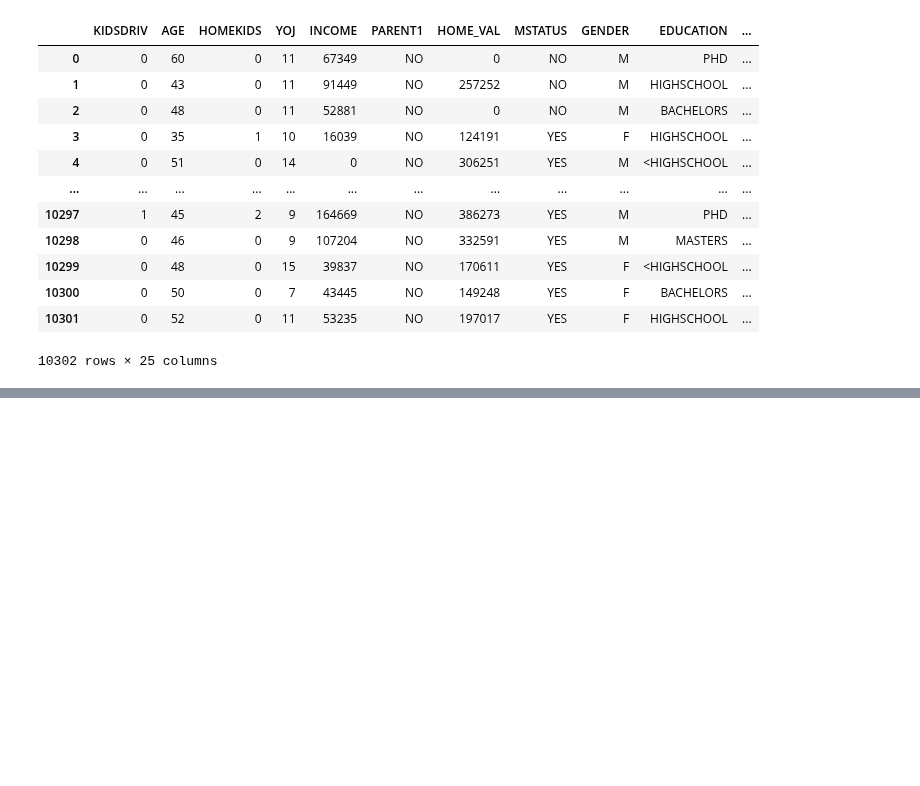
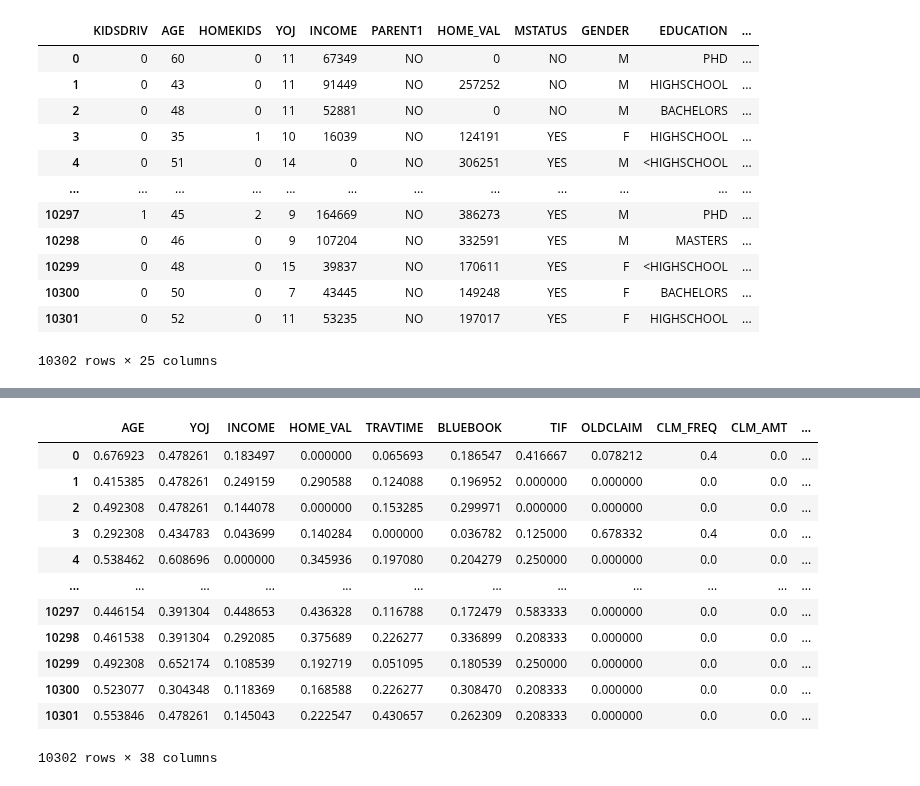
Before and after one commit to jaanisfehling/attention-mixed-type-clustering, a Jupyter notebook: gower_car_insurance_claim.ipynb, the cells around one changed output, grey strips where cells are left out. Cells and saved outputs as stored; diff of their text form; code cells hidden in the pictures; blank space fills up the shorter version.

Commit message:
final dataset done

```diff
--- a/gower_car_insurance_claim.ipynb
+++ b/gower_car_insurance_claim.ipynb
@@ -72,0 +94,18 @@ plt.tight_layout()
+# %%
+# Collapse KIDSDRIV and HOMEKIDS
+df["KIDSDRIV"] = df["KIDSDRIV"].map({0:0,1:1,2:2,3:2,4:2})
+df["HOMEKIDS"]= pd.cut(df["HOMEKIDS"],
+                       bins=[0,1,2,3,4,10],
+                       labels=[0,1,2,3,4],
+                       include_lowest=True,
+                       right=True).astype(float)
+
+ordinal_features = ["EDUCATION","KIDSDRIV","HOMEKIDS"]
+df["EDUCATION"] = df["EDUCATION"].map({"<HIGHSCHOOL": 0, "HIGHSCHOOL": 1, "BACHELORS": 2, "MASTERS": 3, "PHD":5})
+
+# MinMax scaled
+scaler = MinMaxScaler(feature_range=(0,1))
+scaler.fit(df[ordinal_features])
+ordinal_data = scaler.transform(df[ordinal_features])
+ordinal_data= pd.DataFrame(ordinal_data,index=df.index,columns=ordinal_features)
+ordinal_data
@@ -72,0 +126,13 @@ plt.tight_layout()
+# %%
+# For the nominals one-hot-encoding is applied
+nominal_features = [c for c in categorical_features if c not in ordinal_features]
+
+nominal_data = list()
+for i,x in df[nominal_features].nunique().items():
+    if x <= 2:
+        nominal_data.append(pd.get_dummies(df[[i]],drop_first=True))
+    elif x > 2:
+        nominal_data.append(pd.get_dummies(df[[i]],drop_first=False))
+
+nominal_data = pd.concat(nominal_data,axis=1)
+nominal_data
@@ -72,0 +153,18 @@ plt.tight_layout()
+# %%
+# transformed and scaled dataset
+df = pd.concat([numerical_data,nominal_data,ordinal_data],axis=1)
+df
+# %% [output]
+|  | AGE | YOJ | INCOME | HOME_VAL | TRAVTIME | BLUEBOOK | TIF | OLDCLAIM | CLM_FREQ | CLM_AMT | ... |
+| 0 | 0.676923 | 0.478261 | 0.183497 | 0.000000 | 0.065693 | 0.186547 | 0.416667 | 0.078212 | 0.4 | 0.0 | ... |
+| 1 | 0.415385 | 0.478261 | 0.249159 | 0.290588 | 0.124088 | 0.196952 | 0.000000 | 0.000000 | 0.0 | 0.0 | ... |
+| 2 | 0.492308 | 0.478261 | 0.144078 | 0.000000 | 0.153285 | 0.299971 | 0.000000 | 0.000000 | 0.0 | 0.0 | ... |
+| 3 | 0.292308 | 0.434783 | 0.043699 | 0.140284 | 0.000000 | 0.036782 | 0.125000 | 0.678332 | 0.4 | 0.0 | ... |
+| 4 | 0.538462 | 0.608696 | 0.000000 | 0.345936 | 0.197080 | 0.204279 | 0.250000 | 0.000000 | 0.0 | 0.0 | ... |
+| ... | ... | ... | ... | ... | ... | ... | ... | ... | ... | ... | ... |
+| 10297 | 0.446154 | 0.391304 | 0.448653 | 0.436328 | 0.116788 | 0.172479 | 0.583333 | 0.000000 | 0.0 | 0.0 | ... |
+| 10298 | 0.461538 | 0.391304 | 0.292085 | 0.375689 | 0.226277 | 0.336899 | 0.208333 | 0.000000 | 0.0 | 0.0 | ... |
+| 10299 | 0.492308 | 0.652174 | 0.108539 | 0.192719 | 0.051095 | 0.180539 | 0.250000 | 0.000000 | 0.0 | 0.0 | ... |
+| 10300 | 0.523077 | 0.304348 | 0.118369 | 0.168588 | 0.226277 | 0.308470 | 0.208333 | 0.000000 | 0.0 | 0.0 | ... |
+| 10301 | 0.553846 | 0.478261 | 0.145043 | 0.222547 | 0.430657 | 0.262309 | 0.208333 | 0.000000 | 0.0 | 0.0 | ... |
+10302 rows × 38 columns
```
Also changed, not shown: parts of 8 cells of this notebook, 1 other file.
